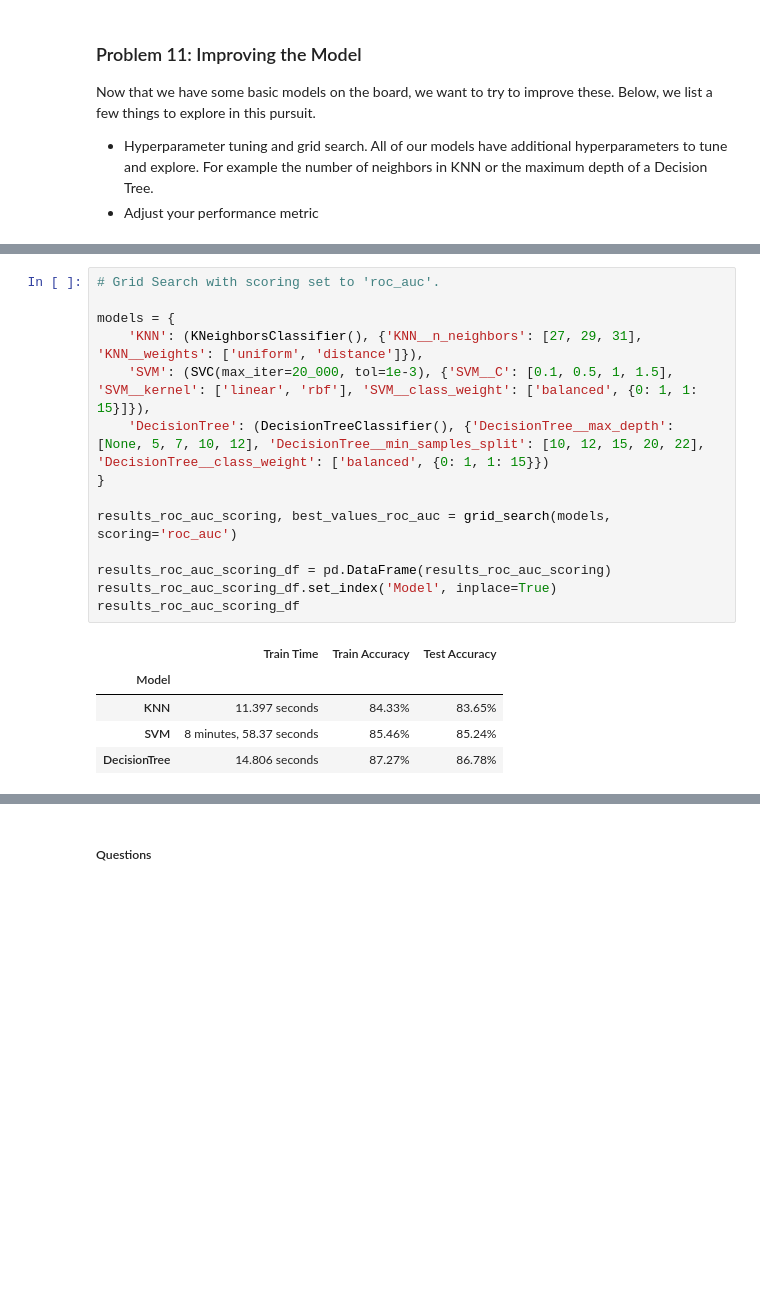
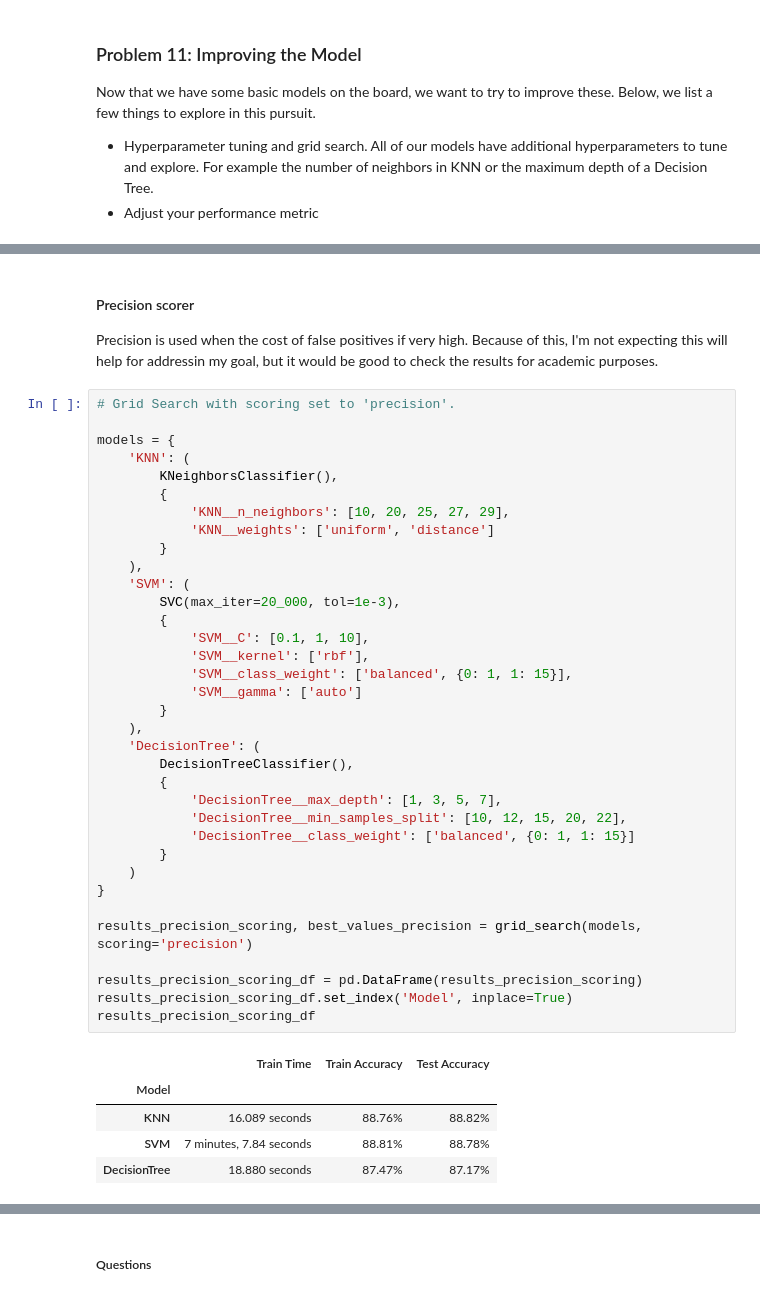
Before and after one commit to vegalopm/ml-assignment-mod17, a Jupyter notebook: prompt_III.ipynb, the cells around one changed output, grey strips where cells are left out. Cells and saved outputs as stored; diff of their text form; blank space fills up the shorter version.

Commit message:
Finalized comparing different scoring methods. Summarized results.

```diff
--- a/prompt_III.ipynb
+++ b/prompt_III.ipynb
@@ -537,23 +623,48 @@ Model: DecisionTree, Best params: {'DecisionTree__max_depth': 7, 'DecisionTree__
 [figure]
 [figure]
 [figure]
+# %% [markdown]
+#### Precision scorer
+
+Precision is used when the cost of false positives if very high. Because of this, I'm not expecting this will help for addressin my goal, but it would be good to check the results for academic purposes.
 # %%
-# Grid Search with scoring set to 'roc_auc'.
+# Grid Search with scoring set to 'precision'.
 
 models = {
-    'KNN': (KNeighborsClassifier(), {'KNN__n_neighbors': [27, 29, 31], 'KNN__weights': ['uniform', 'distance']}),
-    'SVM': (SVC(max_iter=20_000, tol=1e-3), {'SVM__C': [0.1, 0.5, 1, 1.5], 'SVM__kernel': ['linear', 'rbf'], 'SVM__class_weight': ['balanced', {0: 1, 1: 15}]}),
-    'DecisionTree': (DecisionTreeClassifier(), {'DecisionTree__max_depth': [None, 5, 7, 10, 12], 'DecisionTree__min_samples_split': [10, 12, 15, 20, 22], 'DecisionTree__class_weight': ['balanced', {0: 1, 1: 15}})
+    'KNN': (
+        KNeighborsClassifier(),
+        {
+            'KNN__n_neighbors': [10, 20, 25, 27, 29],
+            'KNN__weights': ['uniform', 'distance']
+        }
+    ),
+    'SVM': (
+        SVC(max_iter=20_000, tol=1e-3),
+        {
+            'SVM__C': [0.1, 1, 10],
+            'SVM__kernel': ['rbf'],
+            'SVM__class_weight': ['balanced', {0: 1, 1: 15}],
+            'SVM__gamma': ['auto']
+        }
+    ),
+    'DecisionTree': (
+        DecisionTreeClassifier(),
+        {
+            'DecisionTree__max_depth': [1, 3, 5, 7],
+            'DecisionTree__min_samples_split': [10, 12, 15, 20, 22],
+            'DecisionTree__class_weight': ['balanced', {0: 1, 1: 15}]
+        }
+    )
 }
 
-results_roc_auc_scoring, best_values_roc_auc = grid_search(models, scoring='roc_auc')
+results_precision_scoring, best_values_precision = grid_search(models, scoring='precision')
 
-results_roc_auc_scoring_df = pd.DataFrame(results_roc_auc_scoring)
-results_roc_auc_scoring_df.set_index('Model', inplace=True)
-results_roc_auc_scoring_df
+results_precision_scoring_df = pd.DataFrame(results_precision_scoring)
+results_precision_scoring_df.set_index('Model', inplace=True)
+results_precision_scoring_df
 # %% [output]
 |  | Train Time | Train Accuracy | Test Accuracy |
 | Model |  |  |  |
-| KNN | 11.397 seconds | 84.33% | 83.65% |
-| SVM | 8 minutes, 58.37 seconds | 85.46% | 85.24% |
-| DecisionTree | 14.806 seconds | 87.27% | 86.78% |
+| KNN | 16.089 seconds | 88.76% | 88.82% |
+| SVM | 7 minutes, 7.84 seconds | 88.81% | 88.78% |
+| DecisionTree | 18.880 seconds | 87.47% | 87.17% |
```
Also changed, not shown: parts of 24 cells of this notebook.
